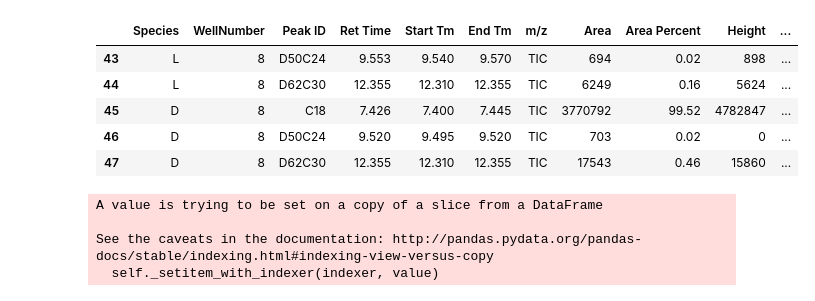
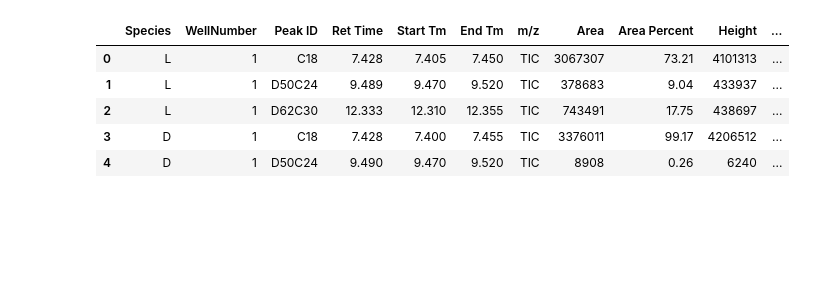
Before and after one commit to Tomnaragon/DCHC_transfer_Experiment, a Jupyter notebook: 191106_DCHC_transfer_analysis.ipynb, the cells around one changed output. Saved outputs shown, nothing was run; the diff lists cells and outputs as text; code cells hidden in the pictures; blank space fills up the shorter version.

```diff
--- a/191106_DCHC_transfer_analysis.ipynb
+++ b/191106_DCHC_transfer_analysis.ipynb
@@ -14,13 +15,14 @@ bokeh.io.output_notebook()
 Loading BokehJS ...
 [interactive output not drawn]
 # %%
-df = pd.read_excel('191106_Deuterium_Transfer_Peak_Areas.xlsx')
+df_old = pd.read_excel('191106_Deuterium_Transfer_Peak_Areas_old.xlsx', comment='#')
+df = pd.read_excel('191106_Deuterium_Transfer_Peak_Areas.xlsx', comment='#')
 # %%
-df.tail()
+df.head()
 # %% [output]
 |  | Species | WellNumber | Peak ID | Ret Time | Start Tm | End Tm | m/z | Area | Area Percent | Height | ... |
-| 43 | L | 8 | D50C24 | 9.553 | 9.540 | 9.570 | TIC | 694 | 0.02 | 898 | ... |
-| 44 | L | 8 | D62C30 | 12.355 | 12.310 | 12.355 | TIC | 6249 | 0.16 | 5624 | ... |
-| 45 | D | 8 | C18 | 7.426 | 7.400 | 7.445 | TIC | 3770792 | 99.52 | 4782847 | ... |
-| 46 | D | 8 | D50C24 | 9.520 | 9.495 | 9.520 | TIC | 703 | 0.02 | 0 | ... |
-| 47 | D | 8 | D62C30 | 12.355 | 12.310 | 12.355 | TIC | 17543 | 0.46 | 15860 | ... |
+| 0 | L | 1 | C18 | 7.428 | 7.405 | 7.450 | TIC | 3067307 | 73.21 | 4101313 | ... |
+| 1 | L | 1 | D50C24 | 9.489 | 9.470 | 9.520 | TIC | 378683 | 9.04 | 433937 | ... |
+| 2 | L | 1 | D62C30 | 12.333 | 12.310 | 12.355 | TIC | 743491 | 17.75 | 438697 | ... |
+| 3 | D | 1 | C18 | 7.428 | 7.400 | 7.455 | TIC | 3376011 | 99.17 | 4206512 | ... |
+| 4 | D | 1 | D50C24 | 9.490 | 9.470 | 9.520 | TIC | 8908 | 0.26 | 6240 | ... |
@@ -31,35 +28,0 @@ df['Hydrocarbon amount'] = df['Normalized Area']*25
-# %%
-df['Identifier']=''
-for i in range(8):
-    curSample = df.loc[df['WellNumber'] == i+1]
-    if (any((curSample['Species'] == 'S') & (curSample['Type'] == 'U'))):
-        df['Identifier'].loc[(df['WellNumber']==i+1) & (df['Species'] == 'L')] = 'LSU'
-        df['Identifier'].loc[(df['WellNumber']==i+1) & (df['Species'] == 'S')] = 'SU'
-
-    if (any((curSample['Species'] == 'S') & (curSample['Type'] == 'L'))):
-        df['Identifier'].loc[(df['WellNumber']==i+1) & (df['Species'] == 'L')] = 'LSL'
-        df['Identifier'].loc[(df['WellNumber']==i+1) & (df['Species'] == 'S')] = 'SL'
-
-
-    if (any((curSample['Species'] == 'P') & (curSample['Type'] == 'U'))):
-        df['Identifier'].loc[(df['WellNumber']==i+1) & (df['Species'] == 'L')] = 'LPU'
-        df['Identifier'].loc[(df['WellNumber']==i+1) & (df['Species'] == 'P')] = 'PU'
-
-
-    if (any((curSample['Species'] == 'P') & (curSample['Type'] == 'L'))):
-        df['Identifier'].loc[(df['WellNumber']==i+1) & (df['Species'] == 'L')] = 'LPL'
-        df['Identifier'].loc[(df['WellNumber']==i+1) & (df['Species'] == 'P')] = 'PL'
-
-    if (any((curSample['Species'] == 'D') & (curSample['Type'] == 'U'))):
-        df['Identifier'].loc[(df['WellNumber']==i+1) & (df['Species'] == 'L')] = 'LDU'
-        df['Identifier'].loc[(df['WellNumber']==i+1) & (df['Species'] == 'D')] = 'DU'
-
-
-    if (any((curSample['Species'] == 'D') & (curSample['Type'] == 'L'))):
-        df['Identifier'].loc[(df['WellNumber']==i+1) & (df['Species'] == 'L')] = 'LDL'
-        df['Identifier'].loc[(df['WellNumber']==i+1) & (df['Species'] == 'D')] = 'DL'
-# %% [output]
-A value is trying to be set on a copy of a slice from a DataFrame
-
-See the caveats in the documentation: http://pandas.pydata.org/pandas-docs/stable/indexing.html#indexing-view-versus-copy
-  self._setitem_with_indexer(indexer, value)
```
Also changed, not shown: parts of 9 cells of this notebook, 8 other files.
